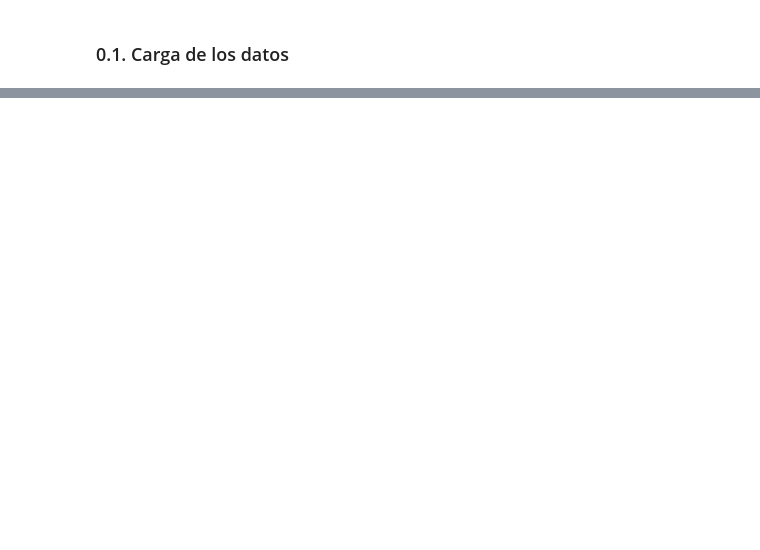
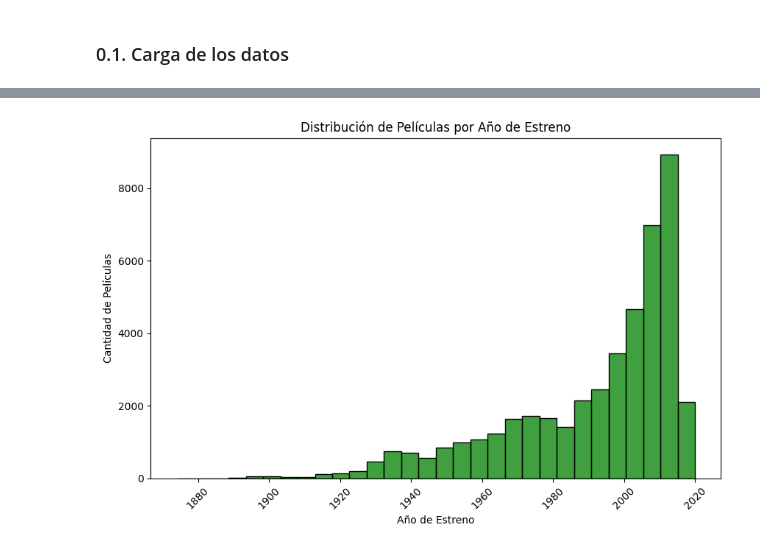
Before and after one commit to Halsey26/Movie_recomendation_ML, a Jupyter notebook: ETL_EDA/EDA.ipynb, the cells around one changed output, grey strips where cells are left out. Drawn from its saved outputs; the diff is of its cells as text; code cells hidden in the pictures; blank space fills up the shorter version.

```diff
--- a/ETL_EDA/EDA.ipynb
+++ b/ETL_EDA/EDA.ipynb
@@ -259,0 +13,3 @@ cast_df.to_parquet('../datasets/credits_cast.parquet', engine='pyarrow', compres
+# %%
+movie_df = pd.read_parquet('../datasets/movie_dataset_final.parquet', engine='pyarrow')
+generos_df = pd.read_parquet('../datasets/generos_df.parquet', engine='pyarrow')
@@ -259,0 +82,11 @@ cast_df.to_parquet('../datasets/credits_cast.parquet', engine='pyarrow', compres
+# %%
+# Grafica de fecha_estrebno X cant_peliculas (distribucion)
+plt.figure(figsize=(10, 6))
+sns.histplot(movie_df['release_year'], kde=False, bins=30, color='green')
+plt.title('Distribución de Películas por Año de Estreno')
+plt.xlabel('Año de Estreno')
+plt.ylabel('Cantidad de Películas')
+plt.xticks(rotation=45)
+plt.show()
+# %% [output]
+[figure, added]
```
Also changed, not shown: parts of 74 cells of this notebook, 2 other files.
